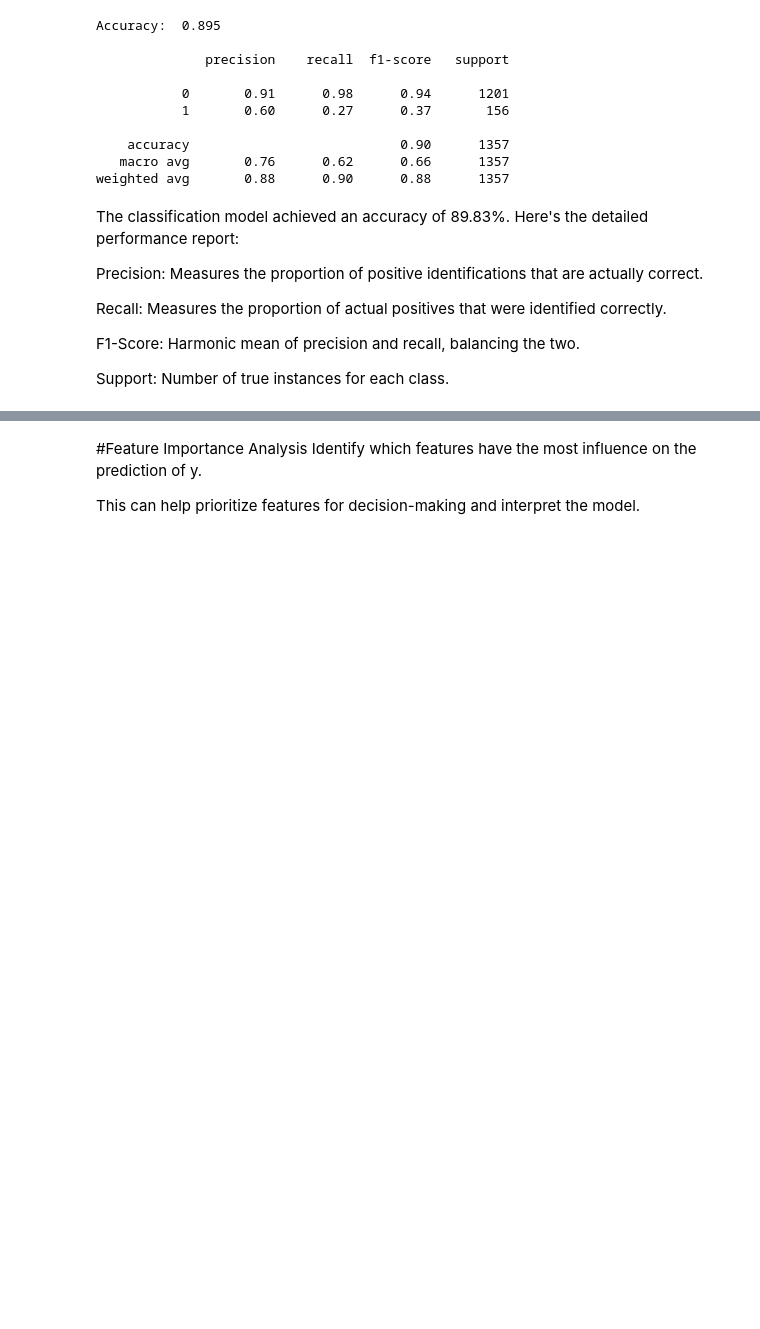
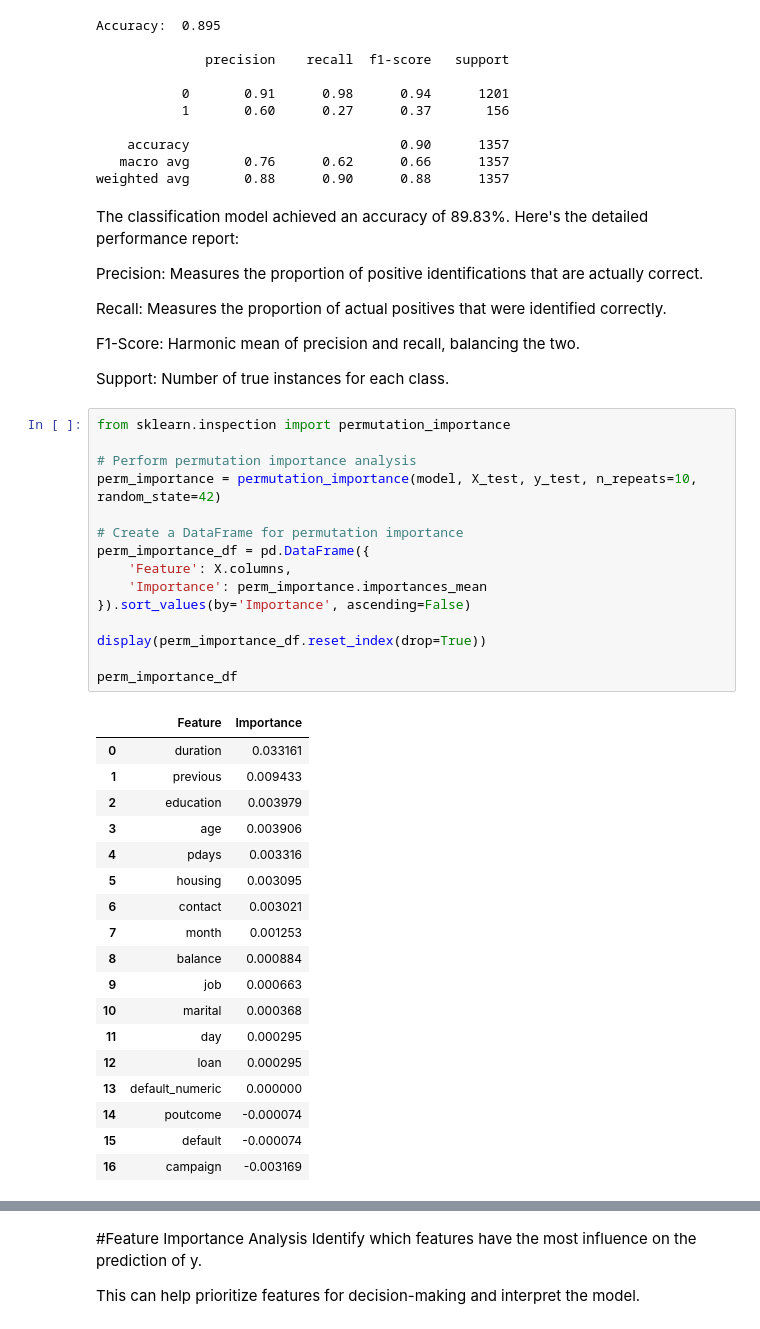
Before and after one commit to viktoruebelhart/uci_bank, a Jupyter notebook: UCI_BANK.ipynb, the cells around one changed output, grey strips where cells are left out. Saved outputs shown, nothing was run; the diff lists cells and outputs as text; blank space fills up the shorter version.

```diff
--- a/UCI_BANK.ipynb
+++ b/UCI_BANK.ipynb
@@ -862,3 +862,37 @@ Recall: Measures the proportion of actual positives that were identified correct
 F1-Score: Harmonic mean of precision and recall, balancing the two.
 
 Support: Number of true instances for each class.
+# %%
+from sklearn.inspection import permutation_importance
+
+# Perform permutation importance analysis
+perm_importance = permutation_importance(model, X_test, y_test, n_repeats=10, random_state=42)
+
+# Create a DataFrame for permutation importance
+perm_importance_df = pd.DataFrame({
+    'Feature': X.columns,
+    'Importance': perm_importance.importances_mean
+}).sort_values(by='Importance', ascending=False)
+
+display(perm_importance_df.reset_index(drop=True))
+
+perm_importance_df
+# %% [output]
+|  | Feature | Importance |
+| 0 | duration | 0.033161 |
+| 1 | previous | 0.009433 |
+| 2 | education | 0.003979 |
+| 3 | age | 0.003906 |
+| 4 | pdays | 0.003316 |
+| 5 | housing | 0.003095 |
+| 6 | contact | 0.003021 |
+| 7 | month | 0.001253 |
+| 8 | balance | 0.000884 |
+| 9 | job | 0.000663 |
+| 10 | marital | 0.000368 |
+| 11 | day | 0.000295 |
+| 12 | loan | 0.000295 |
+| 13 | default_numeric | 0.000000 |
+| 14 | poutcome | -0.000074 |
+| 15 | default | -0.000074 |
+| 16 | campaign | -0.003169 |
```
Also changed, not shown: parts of 6 cells of this notebook.
